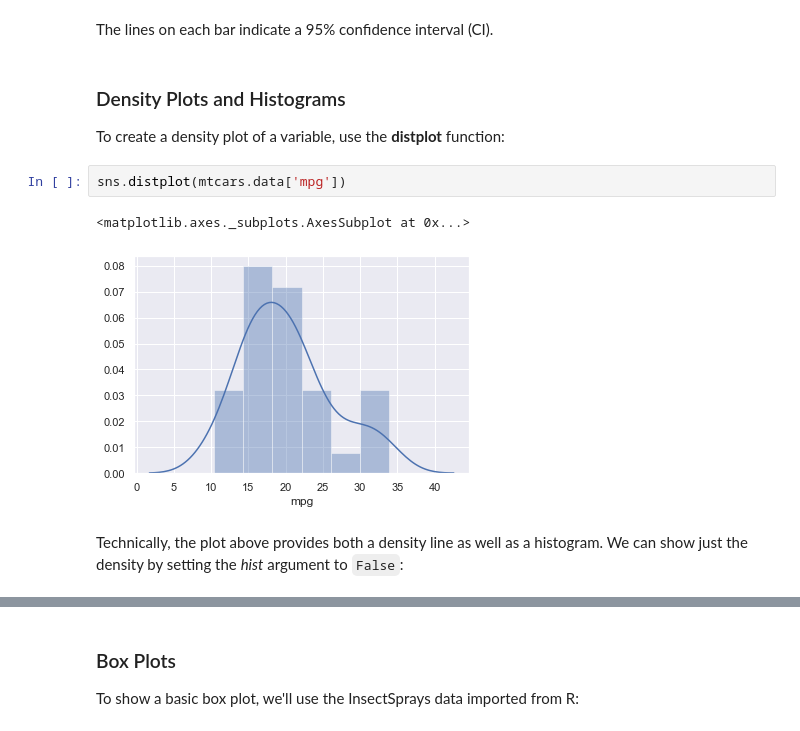
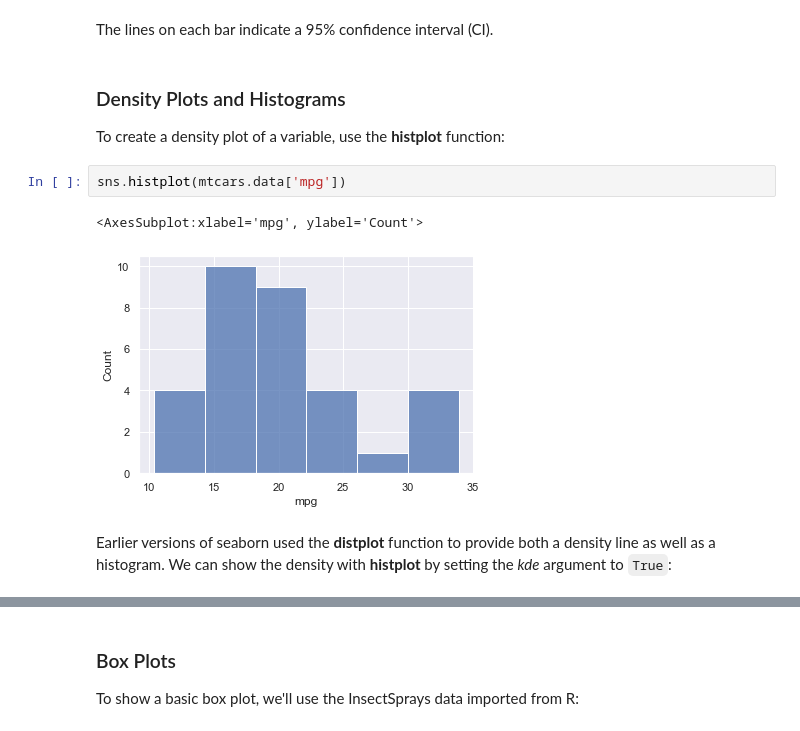
Before and after one commit to davedgd/python-bootcamp, a Jupyter notebook: Unit 7/Python-Bootcamp-Unit7.ipynb, the cells around one changed output, grey strips where cells are left out. Saved outputs shown, nothing was run; the diff lists cells and outputs as text.

```diff
--- a/Unit 7/Python-Bootcamp-Unit7.ipynb
+++ b/Unit 7/Python-Bootcamp-Unit7.ipynb
@@ -313,11 +289,11 @@ The lines on each bar indicate a 95% confidence interval (CI).
 # %% [markdown]
 ### Density Plots and Histograms
 
-To create a density plot of a variable, use the **distplot** function:
+To create a density plot of a variable, use the **histplot** function:
 # %%
-sns.distplot(mtcars.data['mpg'])
+sns.histplot(mtcars.data['mpg'])
 # %% [output]
-<matplotlib.axes._subplots.AxesSubplot at 0x...>
+<AxesSubplot:xlabel='mpg', ylabel='Count'>
-[figure, old version]
+[figure, new version]
 # %% [markdown]
-Technically, the plot above provides both a density line as well as a histogram. We can show just the density by setting the *hist* argument to `False`:
+Earlier versions of seaborn used the **distplot** function to provide both a density line as well as a histogram. We can show the density with **histplot** by setting the *kde* argument to `True`:
```
Also changed, not shown: parts of 40 cells of this notebook, 4 other files.
